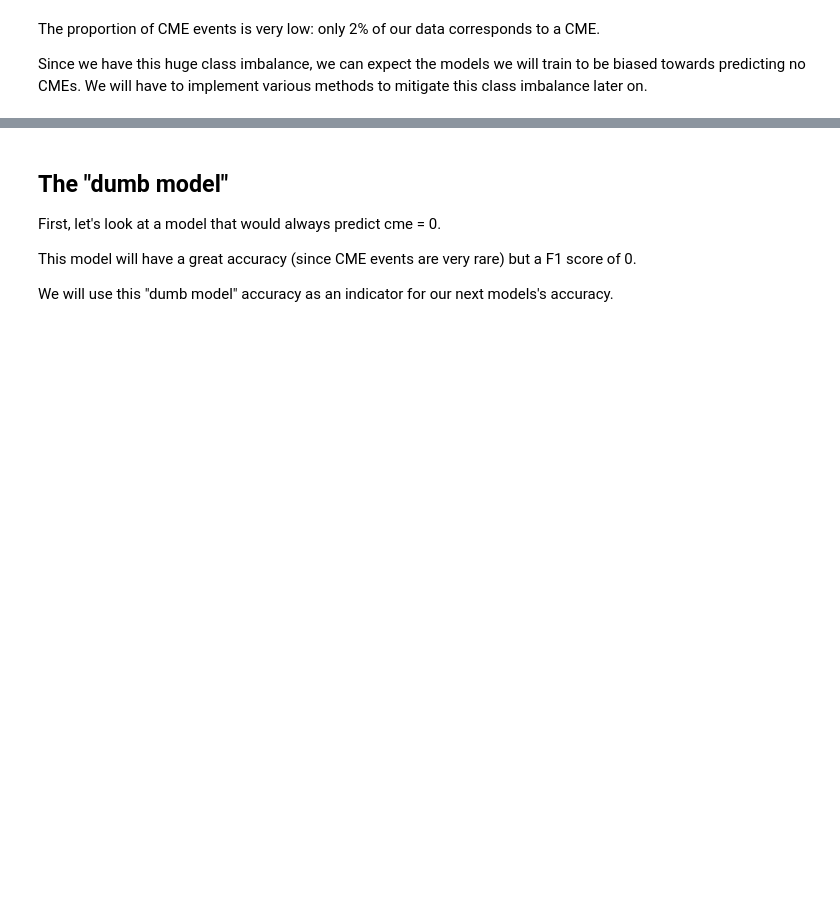
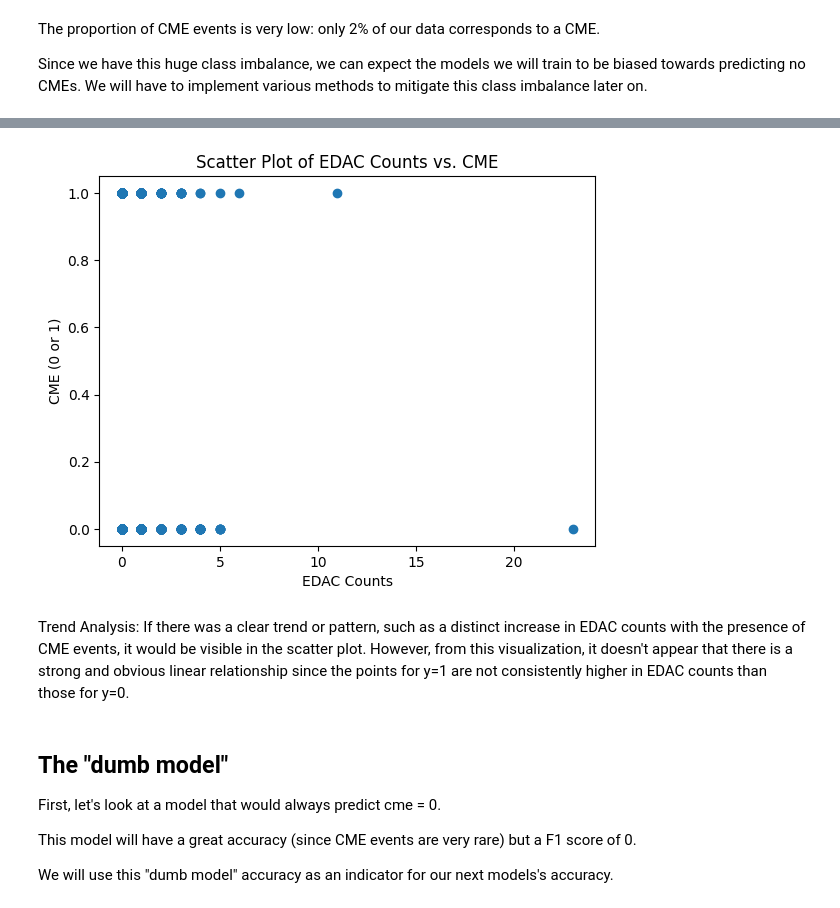
Before and after one commit to CS-433/ml-project-2-ml4esa, a Jupyter notebook: Base_Models.ipynb, the cells around one changed output, grey strips where cells are left out. Drawn from its saved outputs; the diff is of its cells as text; code cells hidden in the pictures; blank space fills up the shorter version.

```diff
--- a/Prediction_models.ipynb
+++ b/Base_Models.ipynb
@@ -94,3 +117,13 @@ We will have to implement various methods to mitigate this class imbalance later
+# %%
+plt.scatter(df['EDAC'], df['cme'])
+plt.xlabel('EDAC Counts')
+plt.ylabel('CME (0 or 1)')
+plt.title('Scatter Plot of EDAC Counts vs. CME')
+plt.show()
+# %% [output]
+[figure, added]
+# %% [markdown]
+Trend Analysis: If there was a clear trend or pattern, such as a distinct increase in EDAC counts with the presence of CME events, it would be visible in the scatter plot. However, from this visualization, it doesn't appear that there is a strong and obvious linear relationship since the points for y=1 are not consistently higher in EDAC counts than those for y=0.
 # %% [markdown]
 ## The "dumb model"
 First, let's look at a model that would always predict cme = 0.
```
Also changed, not shown: parts of 4 cells of this notebook, 8 other files.
